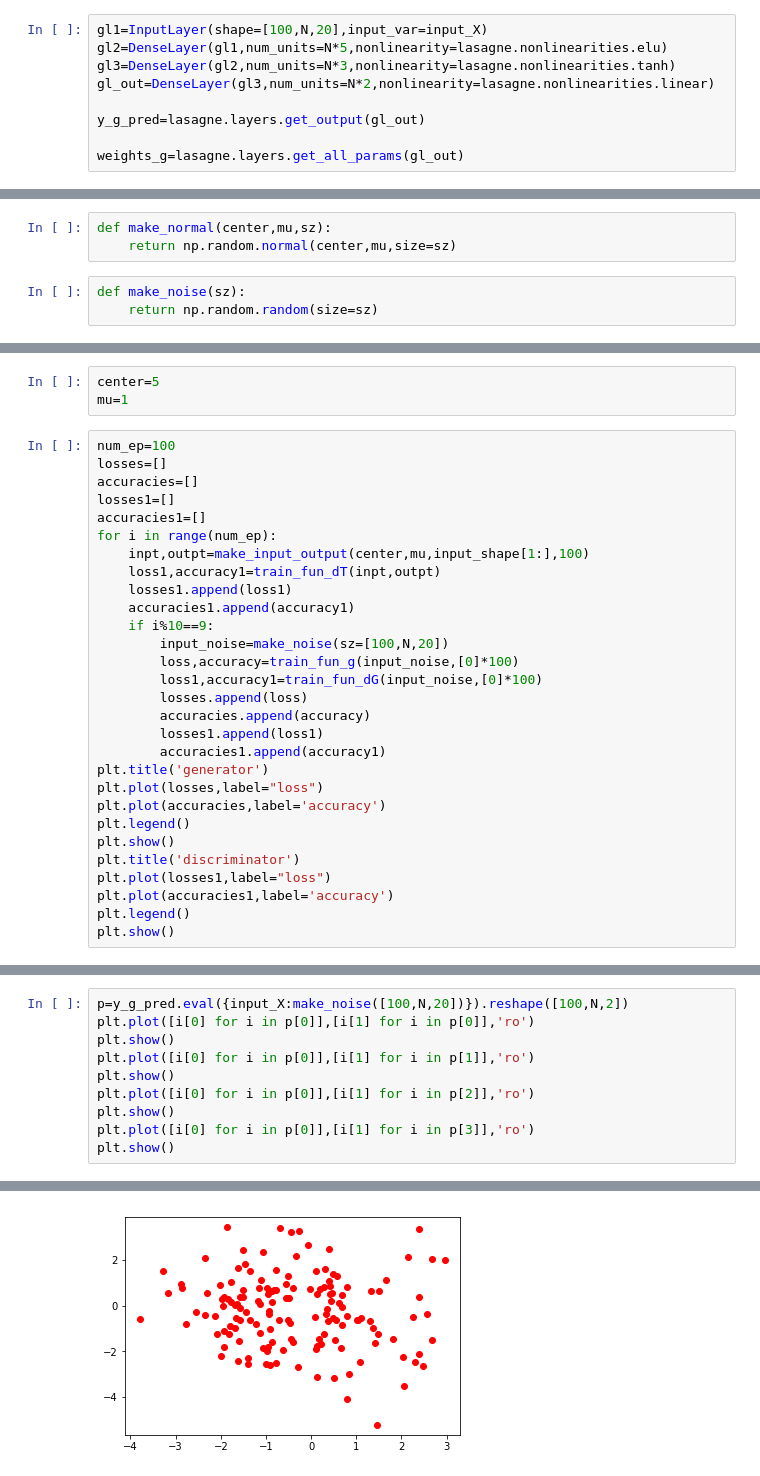
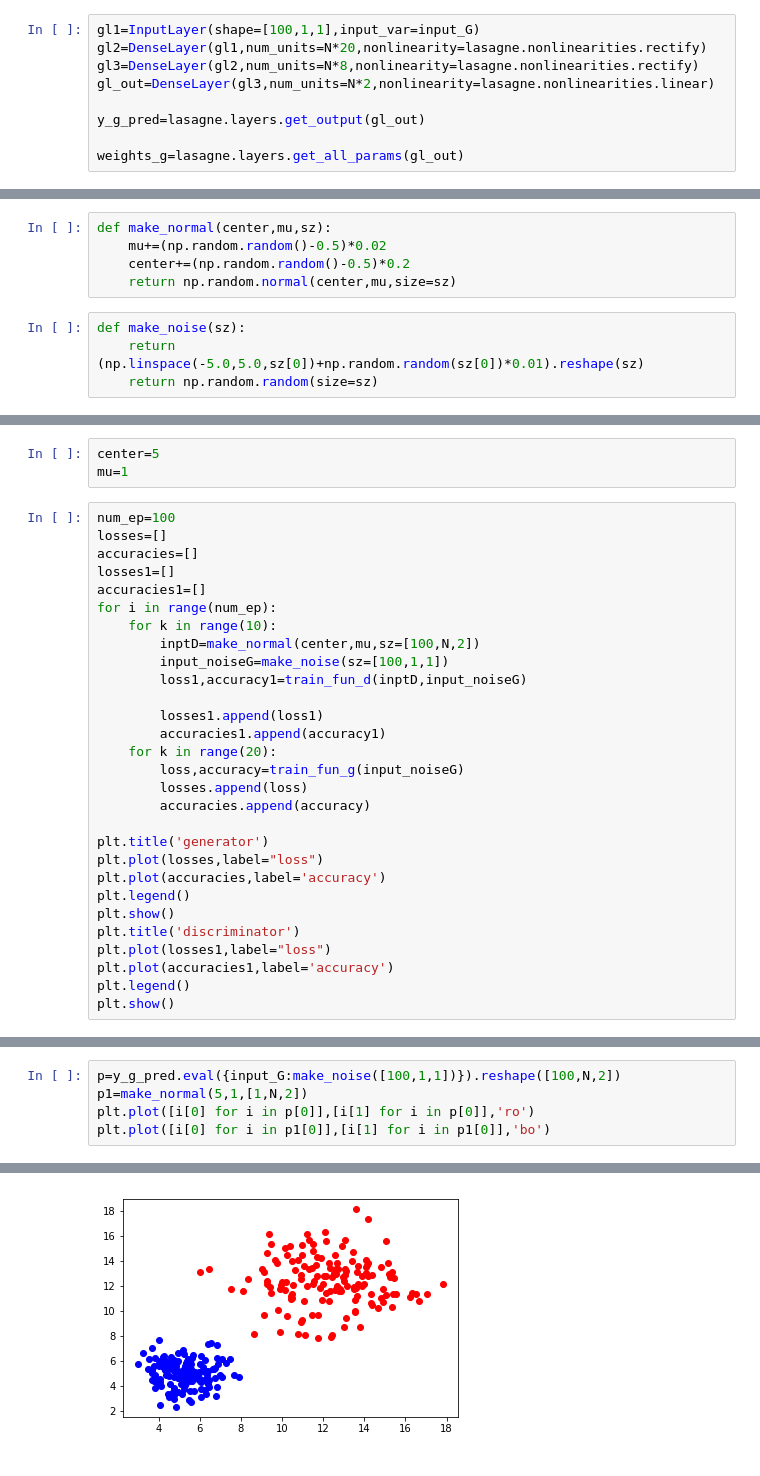
Before and after one commit to VachikKh/ACA_ML_group, a Jupyter notebook: GAN.ipynb, the cells around one changed output, grey strips where cells are left out. Cells and saved outputs as stored; diff of their text form.

```diff
--- a/GAN.ipynb
+++ b/GAN.ipynb
@@ -14,9 +14,9 @@ output_Y=T.vector("Y",dtype="float32")
 N=150
 input_shape=[100,N,2]
 # %%
-gl1=InputLayer(shape=[100,N,20],input_var=input_X)
-gl2=DenseLayer(gl1,num_units=N*5,nonlinearity=lasagne.nonlinearities.elu)
-gl3=DenseLayer(gl2,num_units=N*3,nonlinearity=lasagne.nonlinearities.tanh)
+gl1=InputLayer(shape=[100,1,1],input_var=input_G)
+gl2=DenseLayer(gl1,num_units=N*20,nonlinearity=lasagne.nonlinearities.rectify)
+gl3=DenseLayer(gl2,num_units=N*8,nonlinearity=lasagne.nonlinearities.rectify)
 gl_out=DenseLayer(gl3,num_units=N*2,nonlinearity=lasagne.nonlinearities.linear)
 
 y_g_pred=lasagne.layers.get_output(gl_out)
@@ -61,6 +64,9 @@ accuracy_fun_g=theano.function([input_X,output_Y],accuracy_g)
 # %%
 def make_normal(center,mu,sz):
+    mu+=(np.random.random()-0.5)*0.02
+    center+=(np.random.random()-0.5)*0.2
     return np.random.normal(center,mu,size=sz)
 # %%
 def make_noise(sz):
+    return (np.linspace(-5.0,5.0,sz[0])+np.random.random(sz[0])*0.01).reshape(sz)
     return np.random.random(size=sz)
@@ -103,18 +88,18 @@ accuracies=[]
 losses1=[]
 accuracies1=[]
 for i in range(num_ep):
-    inpt,outpt=make_input_output(center,mu,input_shape[1:],100)
-    loss1,accuracy1=train_fun_dT(inpt,outpt)
-    losses1.append(loss1)
-    accuracies1.append(accuracy1)
-    if i%10==9:
-        input_noise=make_noise(sz=[100,N,20])
-        loss,accuracy=train_fun_g(input_noise,[0]*100)
-        loss1,accuracy1=train_fun_dG(input_noise,[0]*100)
+    for k in range(10):
+        inptD=make_normal(center,mu,sz=[100,N,2])
+        input_noiseG=make_noise(sz=[100,1,1])
+        loss1,accuracy1=train_fun_d(inptD,input_noiseG)
+
+        losses1.append(loss1)
+        accuracies1.append(accuracy1)
+    for k in range(20):
+        loss,accuracy=train_fun_g(input_noiseG)
         losses.append(loss)
         accuracies.append(accuracy)
-        losses1.append(loss1)
-        accuracies1.append(accuracy1)
+
 plt.title('generator')
 plt.plot(losses,label="loss")
 plt.plot(accuracies,label='accuracy')
@@ -131,11 +137,6 @@ plt.show()
 # %%
-p=y_g_pred.eval({input_X:make_noise([100,N,20])}).reshape([100,N,2])
+p=y_g_pred.eval({input_G:make_noise([100,1,1])}).reshape([100,N,2])
+p1=make_normal(5,1,[1,N,2])
 plt.plot([i[0] for i in p[0]],[i[1] for i in p[0]],'ro')
-plt.show()
-plt.plot([i[0] for i in p[0]],[i[1] for i in p[1]],'ro')
-plt.show()
-plt.plot([i[0] for i in p[0]],[i[1] for i in p[2]],'ro')
-plt.show()
-plt.plot([i[0] for i in p[0]],[i[1] for i in p[3]],'ro')
-plt.show()
+plt.plot([i[0] for i in p1[0]],[i[1] for i in p1[0]],'bo')
 # %% [output]
@@ -142 +144 @@ plt.show()
-[figure, old version]
+[figure, new version]
```
Also changed, not shown: parts of 13 cells of this notebook.
